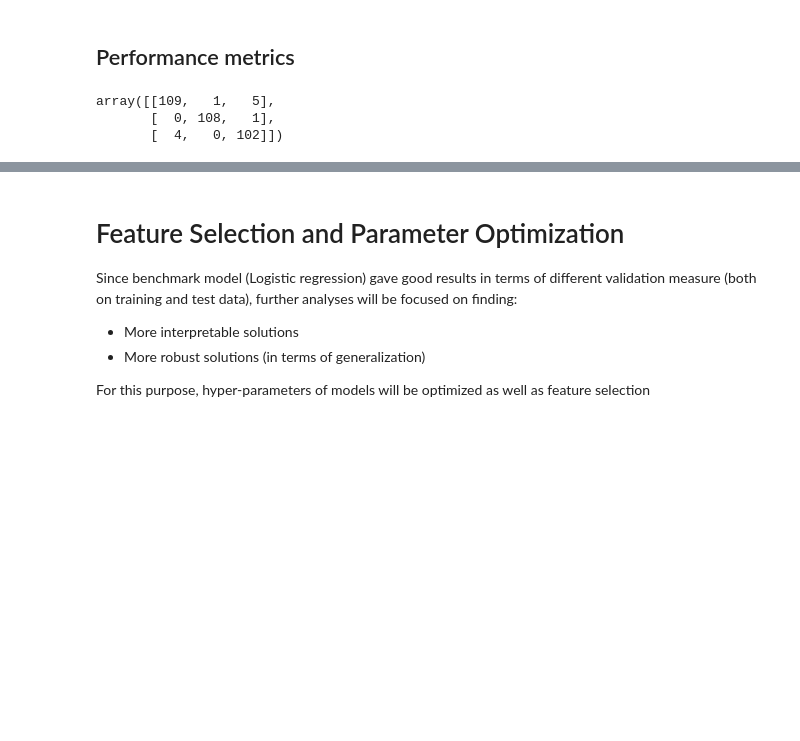
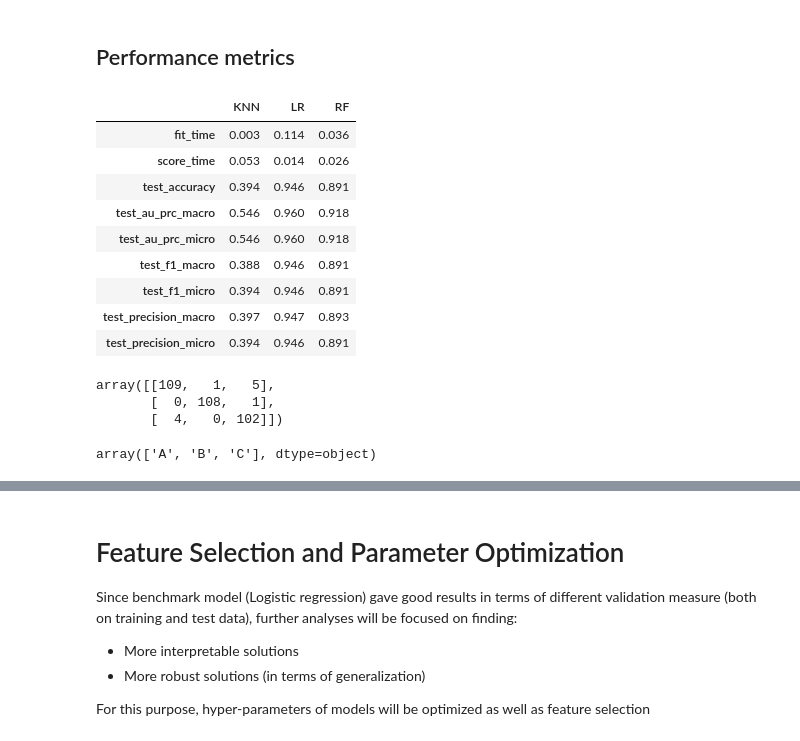
Before and after one commit to vucko83/classification_task, a Jupyter notebook: Classification.ipynb, the cells around one changed output, grey strips where cells are left out. Cells and saved outputs as stored; diff of their text form; code cells hidden in the pictures; blank space fills up the shorter version.

```diff
--- a/Classification.ipynb
+++ b/Classification.ipynb
@@ -123,6 +129,19 @@ for model_name, model in benchmark_algorithms.items():
 
     fitted_model = model.fit(X_train, y_train)
     models_dict.update({model_name:fitted_model})
+# %%
+pd.DataFrame(scores_dict)
+# %% [output]
+|  | KNN | LR | RF |
+| fit_time | 0.003 | 0.114 | 0.036 |
+| score_time | 0.053 | 0.014 | 0.026 |
+| test_accuracy | 0.394 | 0.946 | 0.891 |
+| test_au_prc_macro | 0.546 | 0.960 | 0.918 |
+| test_au_prc_micro | 0.546 | 0.960 | 0.918 |
+| test_f1_macro | 0.388 | 0.946 | 0.891 |
+| test_f1_micro | 0.394 | 0.946 | 0.891 |
+| test_precision_macro | 0.397 | 0.947 | 0.893 |
+| test_precision_micro | 0.394 | 0.946 | 0.891 |
 # %%
 from sklearn.metrics import confusion_matrix
 confusions={}
@@ -137,0 +191,5 @@ array([[109,   1,   5],
+# %%
+cls=np.unique(y_train)
+cls
+# %% [output]
+array(['A', 'B', 'C'], dtype=object)
```
Also changed, not shown: parts of 33 cells of this notebook, 2 other files.
